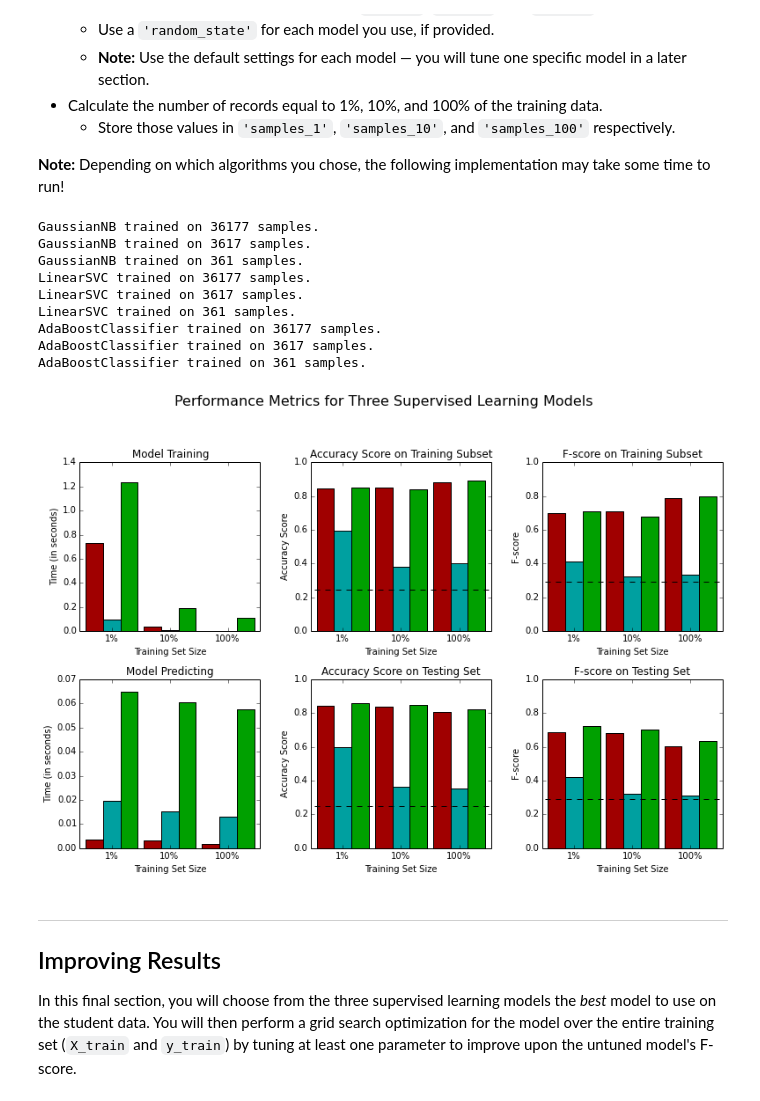
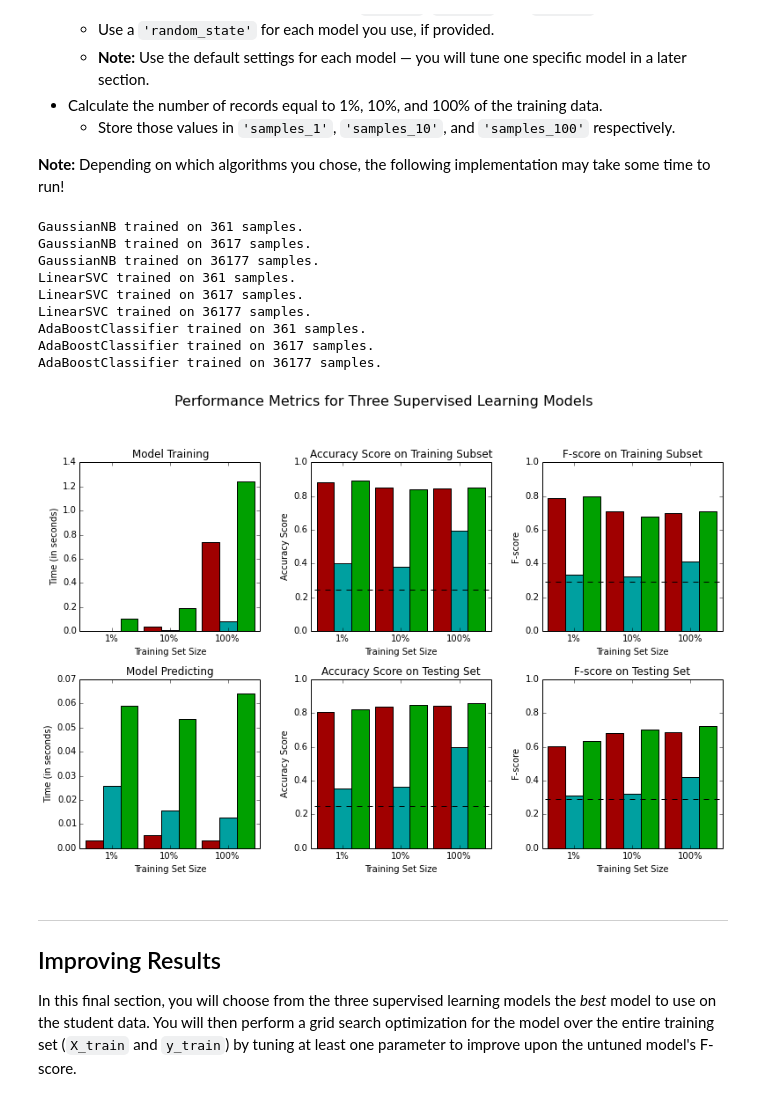
Before and after one commit to MandeepSinghthakur/finding_donors, a Jupyter notebook: finding_donors.ipynb, the cells around one changed output. Drawn from its saved outputs; the diff is of its cells as text; code cells hidden in the pictures.

```diff
--- a/finding_donors.ipynb
+++ b/finding_donors.ipynb
@@ -385,44 +376,48 @@ In the code cell, you will need to implement the following:
 # %%
 # TODO: Import the three supervised learning models from sklearn
 from sklearn.naive_bayes import GaussianNB
 from sklearn.svm import LinearSVC
 from sklearn.ensemble import AdaBoostClassifier
 from sklearn.ensemble import RandomForestClassifier
 # TODO: Initialize the three models
 clf_A = GaussianNB()
-clf_B = LinearSVC(random_state=5)
-clf_C = AdaBoostClassifier(random_state=5)
-clf_D = RandomForestClassifier()
+clf_B = LinearSVC(random_state=10)
+clf_C = AdaBoostClassifier(random_state=10)
+clf_D = RandomForestClassifier(random_state=10)
 # TODO: Calculate the number of samples for 1%, 10%, and 100% of the training data
 # HINT: samples_100 is the entire training set i.e. len(y_train)
 # HINT: samples_10 is 10% of samples_100
 # HINT: samples_1 is 1% of samples_100
-samples_100 = len(X_train)/100
-samples_10 = len(X_train)/10
-samples_1 = len(X_train)
+# Calculate the number of samples for 1%, 10%, and 100% of the training data
+def get_sample_size(percentage):
+    return int((float(percentage)/100)*X_train.shape[0])
+
+samples_1 = get_sample_size(1.0)
+samples_10 = get_sample_size(10.0)
+samples_100 = get_sample_size(100.0)
 
 # Collect results on the learners
 results = {}
 for clf in [clf_A, clf_B, clf_C]:
     clf_name = clf.__class__.__name__
     results[clf_name] = {}
     for i, samples in enumerate([samples_1, samples_10, samples_100]):
         results[clf_name][i] = \
         train_predict(clf, samples, X_train, y_train, X_test, y_test)
 
 # Run metrics visualization for the three supervised learning models chosen
 vs.evaluate(results, accuracy, fscore)
 # %% [output]
+GaussianNB trained on 361 samples.
+GaussianNB trained on 3617 samples.
 GaussianNB trained on 36177 samples.
-GaussianNB trained on 3617 samples.
-GaussianNB trained on 361 samples.
+LinearSVC trained on 361 samples.
+LinearSVC trained on 3617 samples.
 LinearSVC trained on 36177 samples.
-LinearSVC trained on 3617 samples.
-LinearSVC trained on 361 samples.
+AdaBoostClassifier trained on 361 samples.
+AdaBoostClassifier trained on 3617 samples.
 AdaBoostClassifier trained on 36177 samples.
-AdaBoostClassifier trained on 3617 samples.
-AdaBoostClassifier trained on 361 samples.
-[figure, old version]
+[figure, new version]
 # %% [markdown]
 ----
 ## Improving Results
```
Also changed, not shown: parts of 13 cells of this notebook, 1 other file.
